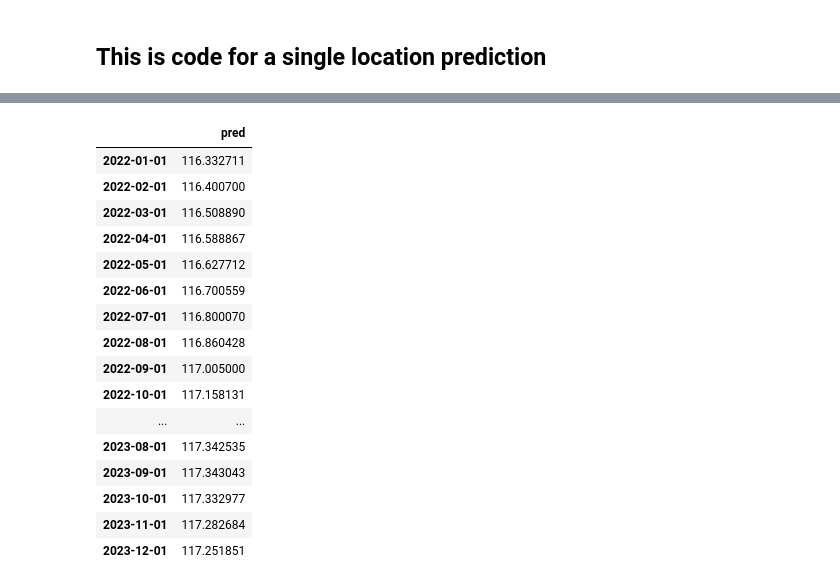
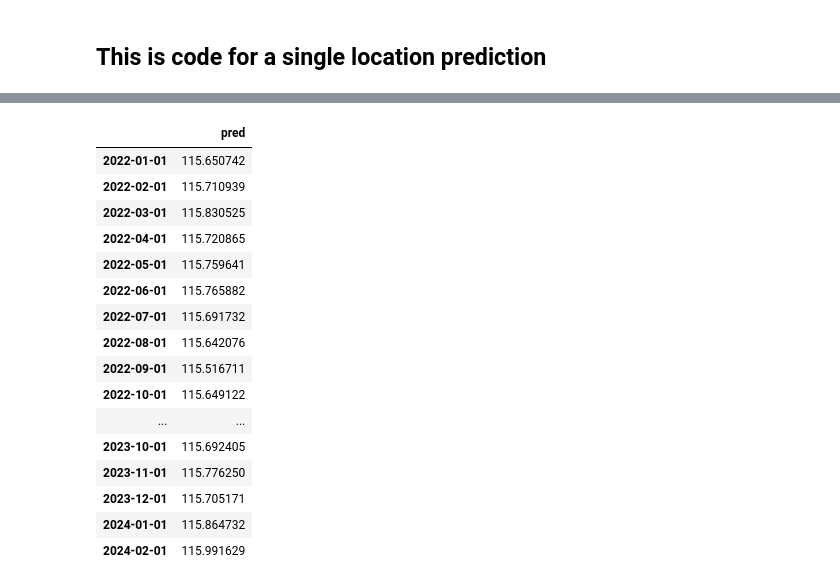
Before and after one commit to Ainard09/ai4ls_2_water_prediction, a Jupyter notebook: notebooks/gw_training_prediction_part4.ipynb, the cells around one changed output, grey strips where cells are left out. Saved outputs shown, nothing was run; the diff lists cells and outputs as text; code cells hidden in the pictures.

```diff
--- a/notebooks/gw_training_prediction_part4.ipynb
+++ b/notebooks/gw_training_prediction_part4.ipynb
@@ -974,7 +967,7 @@ df_smapes_all
 # %% [markdown]
 ## This is code for a single location prediction
 # %%
-df_exog = pd.read_csv("/content/drive/MyDrive/processed_data/Burgenland-335588.csv")
+df_exog = pd.read_csv("/content/drive/MyDrive/clean_processed_data_part1/processed_Burgenland-305540.csv")
 
 # set categorical columns astype category for the transformer model to auto detect them
 df_exog["season"] = df_exog["season"].astype("category")
@@ -1052,10 +1030,15 @@ def search_hyperparameters(data, one_hot_encoder):
 
     # instantiate a forcaster transformer with categorical features
     forecaster = ForecasterAutoreg(
-        regressor = LGBMRegressor(random_state=15926, verbose=-1),
-        lags = 24,
-        transformer_exog = one_hot_encoder,
-        fit_kwargs = {"categorical_feature": "auto"}
+    regressor = CatBoostRegressor(
+                    random_state=123,
+                    silent=True,
+                    allow_writing_files=False,
+                    boosting_type = 'Plain', # Faster training
+                    leaf_estimation_iterations = 3, # Faster training
+                ),
+    lags = 24,
+    transformer_exog = one_hot_encoder
     )
 
     # search for best parameters
@@ -1100,11 +1083,17 @@ evaluate_data = data.loc[df_idx[train_num+1]: end_evaluation, "gw-level"].values
 # %%
 # train model with best params
 forecaster = ForecasterAutoreg(
-    regressor          = LGBMRegressor(**best_params, random_state=15926, verbose=-1),
-    lags               = 24,
-    transformer_exog   = transformer_exog,
-    fit_kwargs         = {"categorical_feature": "auto"}
-)
+  regressor = CatBoostRegressor(**best_params,
+                  random_state=123,
+                  silent=True,
+                  allow_writing_files=False,
+                  boosting_type = 'Plain', # Faster training
+                  leaf_estimation_iterations = 3, # Faster training
+              ),
+  lags = 24,
+  transformer_exog = transformer_exog
+  )
+
 forecaster.fit(
     y    = data.loc[:end_valid, 'gw-level'],
     exog = data.loc[:end_valid, exog_features]
@@ -1142,25 +1131,25 @@ pred_df
 # %%
 # make predictions into the future
 predictions = forecaster.predict(
     exog     = data.loc[df_idx[valid_num+1]:, exog_features],
-    steps    = 24
+    steps    = 26
 )
 pd.DataFrame(predictions)
 # %% [output]
 |  | pred |
-| 2022-01-01 | 116.332711 |
-| 2022-02-01 | 116.400700 |
-| 2022-03-01 | 116.508890 |
-| 2022-04-01 | 116.588867 |
-| 2022-05-01 | 116.627712 |
-| 2022-06-01 | 116.700559 |
-| 2022-07-01 | 116.800070 |
-| 2022-08-01 | 116.860428 |
-| 2022-09-01 | 117.005000 |
-| 2022-10-01 | 117.158131 |
+| 2022-01-01 | 115.650742 |
+| 2022-02-01 | 115.710939 |
+| 2022-03-01 | 115.830525 |
+| 2022-04-01 | 115.720865 |
+| 2022-05-01 | 115.759641 |
+| 2022-06-01 | 115.765882 |
+| 2022-07-01 | 115.691732 |
+| 2022-08-01 | 115.642076 |
+| 2022-09-01 | 115.516711 |
+| 2022-10-01 | 115.649122 |
 | ... | ... |
-| 2023-08-01 | 117.342535 |
-| 2023-09-01 | 117.343043 |
-| 2023-10-01 | 117.332977 |
-| 2023-11-01 | 117.282684 |
-| 2023-12-01 | 117.251851 |
+| 2023-10-01 | 115.692405 |
+| 2023-11-01 | 115.776250 |
+| 2023-12-01 | 115.705171 |
+| 2024-01-01 | 115.864732 |
+| 2024-02-01 | 115.991629 |
```
Also changed, not shown: parts of 6 cells of this notebook.
